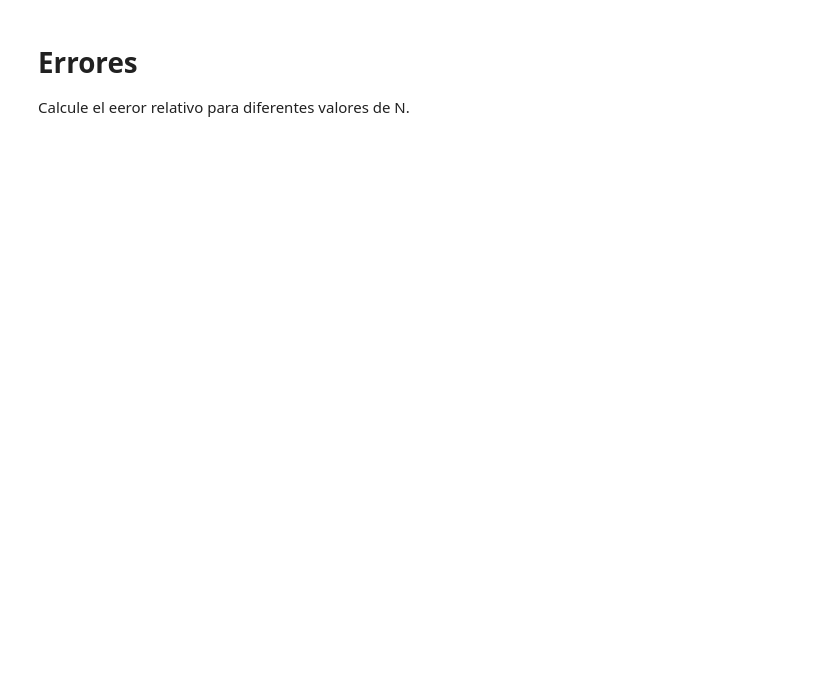
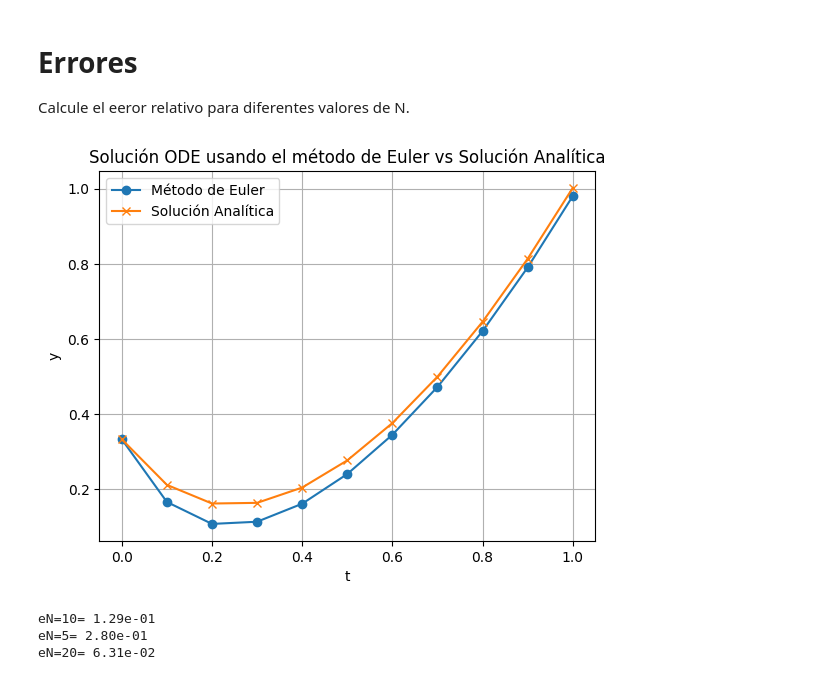
Before and after one commit to auber-8a/EXAMEN-IIB, a Jupyter notebook: p5_ODE.ipynb, the cells around one changed output. Cells and saved outputs as stored; diff of their text form; code cells hidden in the pictures; blank space fills up the shorter version.

```diff
--- a/p5_ODE.ipynb
+++ b/p5_ODE.ipynb
@@ -47,3 +49,67 @@ plt.show()
 Calcule el eeror relativo para diferentes valores de N.
 # %%
 # Calcular error relativo
+# %%
+import numpy as np
+import matplotlib.pyplot as plt
+
+# Parámetros
+t0 = 0
+y0 = 1/3
+t_end = 1
+N = 10
+h = (t_end - t0) / N
+
+# Función de la ODE
+def f(t, y):
+    return -5*y + 5*t**2 + 2*t
+
+# Solución analítica
+def solucion_analitica(t):
+    return t**2 + (1/3) * np.exp(-5*t)
+# %%
+# Método de Euler
+ts = np.linspace(t0, t_end, N+1)
+ys = np.zeros(N+1)
+ys[0] = y0
+
+for i in range(N):
+    ys[i+1] = ys[i] + h * f(ts[i], ys[i])
+# %%
+ys_analitica = [solucion_analitica(t) for t in ts]
+
+plt.plot(ts, ys, 'o-', label='Método de Euler')
+plt.plot(ts, ys_analitica, 'x-', label='Solución Analítica')
+plt.xlabel('t')
+plt.ylabel('y')
+plt.title('Solución ODE usando el método de Euler vs Solución Analítica')
+plt.legend()
+plt.grid(True)
+plt.show()
+# %% [output]
+[figure, added]
+# %%
+def calcular_error_relativo(N):
+    h = (t_end - t0) / N
+    ts = np.linspace(t0, t_end, N+1)
+    ys = np.zeros(N+1)
+    ys[0] = y0
+
+    for i in range(N):
+        ys[i+1] = ys[i] + h * f(ts[i], ys[i])
+
+    ys_analitica = [solucion_analitica(t) for t in ts]
+    error_relativo = np.abs((ys - ys_analitica) / ys_analitica)
+    return np.mean(error_relativo)
+
+error_N10 = calcular_error_relativo(10)
+error_N5 = calcular_error_relativo(5)
+error_N20 = calcular_error_relativo(20)
+
+print(f"eN=10= {error_N10:.2e}")
+print(f"eN=5= {error_N5:.2e}")
+print(f"eN=20= {error_N20:.2e}")
+# %% [output]
+eN=10= 1.29e-01
+eN=5= 2.80e-01
+eN=20= 6.31e-02
```
Also changed, not shown: parts of 2 cells of this notebook.
